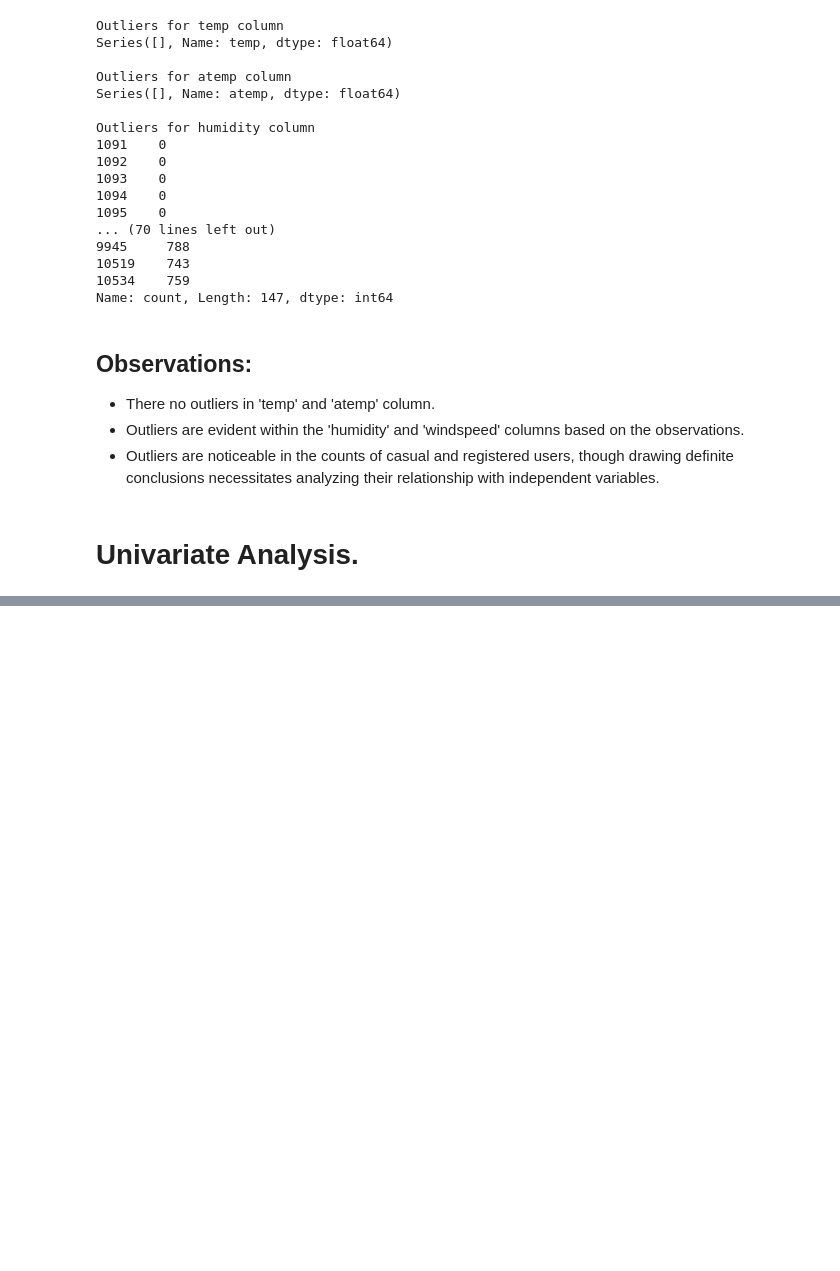
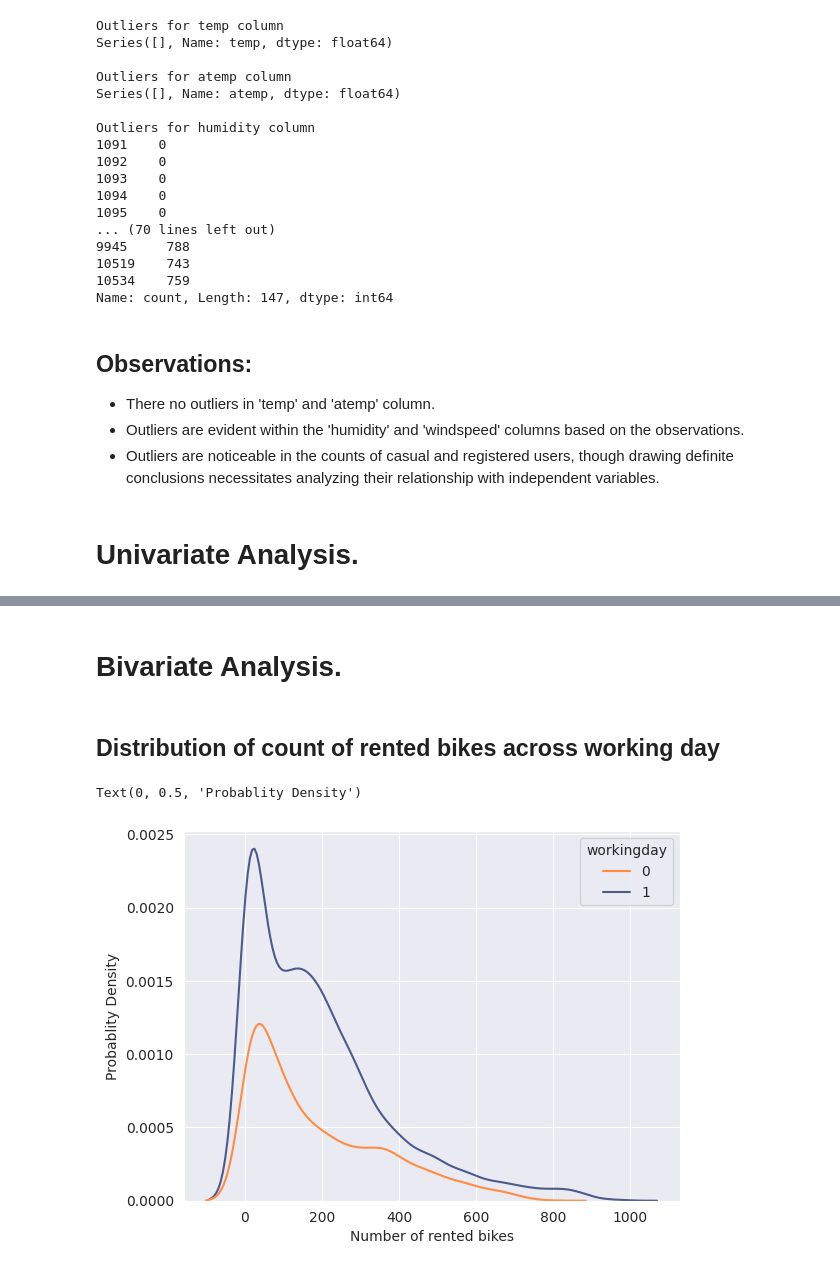
Before and after one commit to 2k4sm/YuluuluY, a Jupyter notebook: yulu.ipynb, the cells around one changed output, grey strips where cells are left out. Drawn from its saved outputs; the diff is of its cells as text; code cells hidden in the pictures; blank space fills up the shorter version.

Commit message:
this completes univariate and bivariate analysis for better understanding of the trends.

```diff
--- a/yulu.ipynb
+++ b/yulu.ipynb
@@ -197,0 +435,12 @@ Name: count, Length: 147, dtype: int64
+# %% [markdown]
+# Bivariate Analysis.
+# %% [markdown]
+## Distribution of count of rented bikes across working day
+# %%
+sns.set_style('darkgrid')
+sns.kdeplot(data=df,x='count',hue='workingday',palette=['#FF8C42','#4E598C'])
+plt.xlabel('Number of rented bikes')
+plt.ylabel('Probablity Density')
+# %% [output]
+Text(0, 0.5, 'Probablity Density')
+[figure, added]
```
Also changed, not shown: parts of 39 cells of this notebook, 1 other file.
